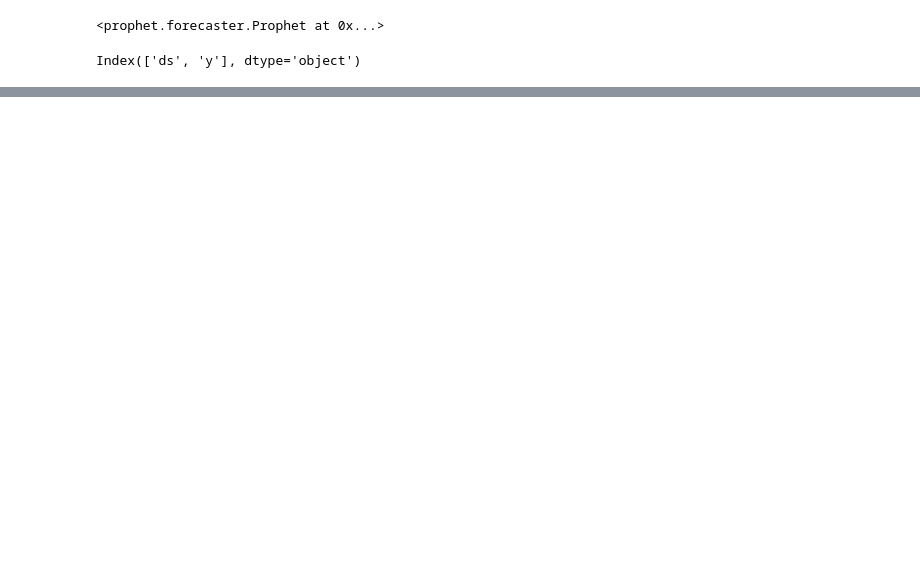
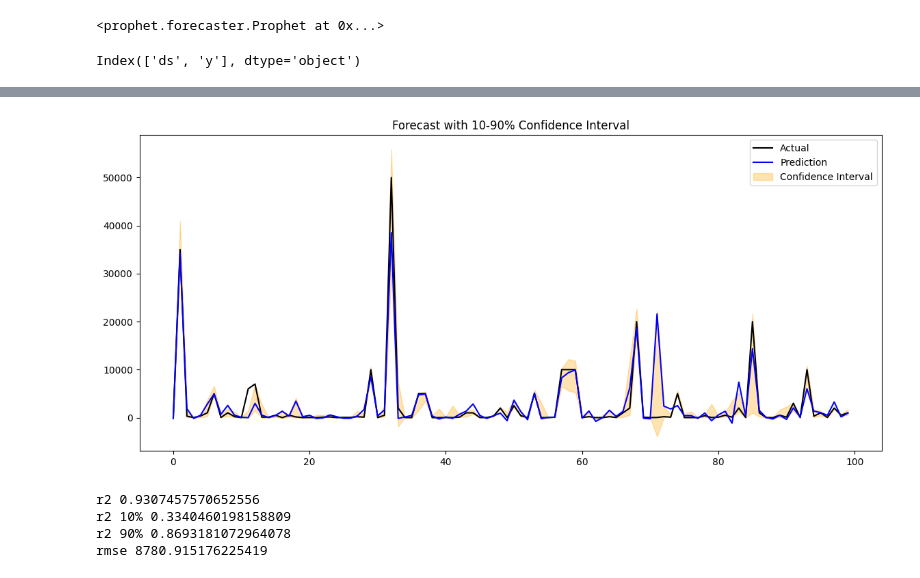
Before and after one commit to BhaveshNikam09/Retail-demand-forecasting, a Jupyter notebook: notebooks/research.ipynb, the cells around one changed output, grey strips where cells are left out. Cells and saved outputs as stored; diff of their text form; code cells hidden in the pictures; blank space fills up the shorter version.

Commit message:
model trained

```diff
--- a/notebooks/research.ipynb
+++ b/notebooks/research.ipynb
@@ -623,7 +611,7 @@ from sklearn.metrics import r2_score
 from sklearn.model_selection import train_test_split, cross_val_score
 
 # Drop 'Date'
-X = df.drop(columns=['Order_Demand',])
+X = df.drop(columns=['Order_Demand'])
 y = df['Order_Demand']
 
 # One-hot encode categorical columns
@@ -713,3 +701,8 @@ Standard Deviation: 0.0682
 # %%
-print(X_train.columns)
+final_model.fit(X_train, y_train)
+y_pred = final_model.predict(X_test)
+from sklearn.metrics import mean_absolute_error, mean_squared_error, r2_score
+print("MAE:", mean_absolute_error(y_test, y_pred))
+print("RMSE:", mean_squared_error(y_test, y_pred, squared=False))
+print("R2 Score:", r2_score(y_test, y_pred))
 # %% [output]
@@ -724,0 +717,11 @@ Index(['Product_id', 'Open', 'Promo', 'SchoolHoliday', 'Petrol_price', 'year',
+# %%
+from catboost import CatBoostRegressor
+
+model_90 = CatBoostRegressor(loss_function='Quantile:alpha=0.9', iterations=1000, depth=6, learning_rate=0.1, verbose=100)
+model_10 = CatBoostRegressor(loss_function='Quantile:alpha=0.1', iterations=1000, depth=6, learning_rate=0.1, verbose=100)
+
+model_90.fit(X_train, y_train)
+model_10.fit(X_train, y_train)
+
+y_pred_90 = model_90.predict(X_test)
+y_pred_10 = model_10.predict(X_test)
@@ -724,0 +746,20 @@ Index(['Product_id', 'Open', 'Promo', 'SchoolHoliday', 'Petrol_price', 'year',
+# %%
+# Combine them
+df_pred = pd.DataFrame({
+    'Actual': y_test,
+    'Prediction': y_pred,  # From the median model
+    'Lower_Bound_10%': y_pred_10,
+    'Upper_Bound_90%': y_pred_90
+})
+# %%
+import matplotlib.pyplot as plt
+
+plt.figure(figsize=(14,6))
+plt.plot(df_pred['Actual'].values[:100], label='Actual', color='black')
+plt.plot(df_pred['Prediction'].values[:100], label='Prediction', color='blue')
+plt.fill_between(range(100), df_pred['Lower_Bound_10%'].values[:100], df_pred['Upper_Bound_90%'].values[:100], color='orange', alpha=0.3, label='Confidence Interval')
+plt.legend()
+plt.title("Forecast with 10-90% Confidence Interval")
+plt.show()
+# %% [output]
+[figure, added]
@@ -724,0 +770,10 @@ Index(['Product_id', 'Open', 'Promo', 'SchoolHoliday', 'Petrol_price', 'year',
+# %%
+print('r2', r2_score(y_test, y_pred))
+print('r2 10%', r2_score(y_test, y_pred_10))
+print('r2 90%', r2_score(y_test, y_pred_90))
+print('rmse', mean_squared_error(y_test, y_pred, squared=False))
+# %% [output]
+r2 0.9307457570652556
+r2 10% 0.3340460198158809
+r2 90% 0.8693181072964078
+rmse 8780.915176225419
```
Also changed, not shown: parts of 26 cells of this notebook, 12 other files.
